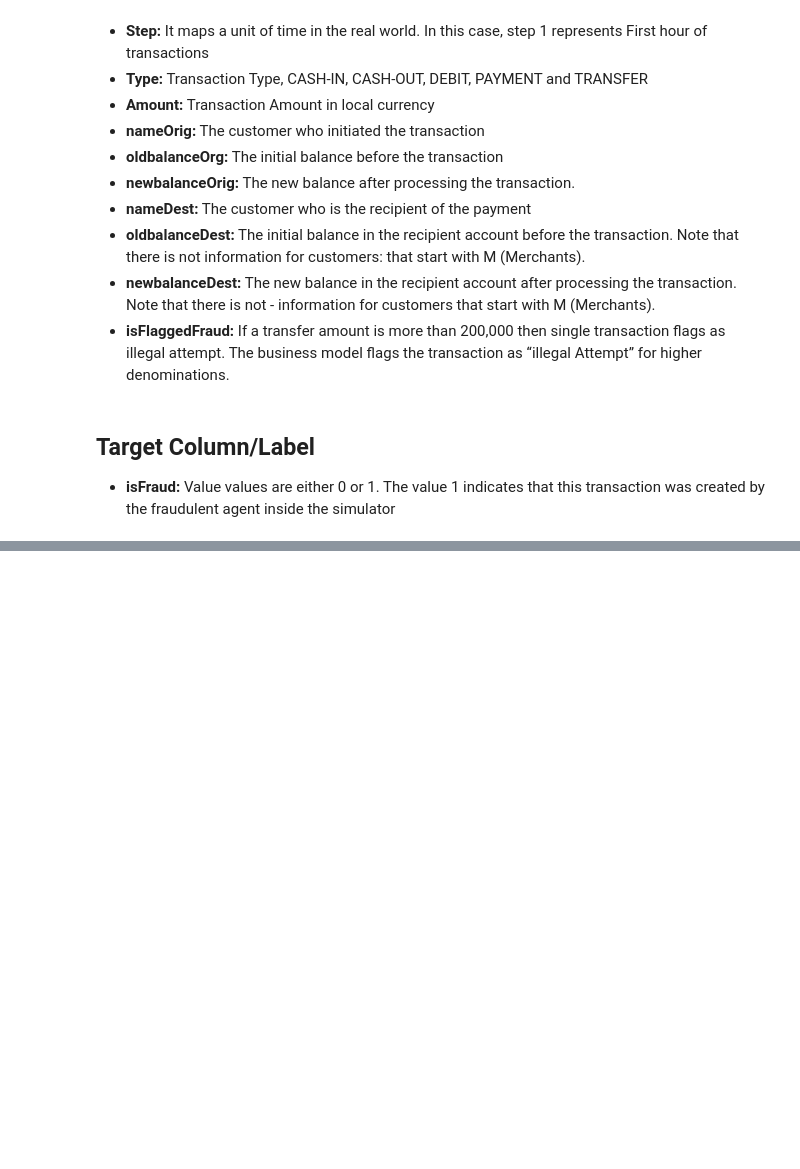
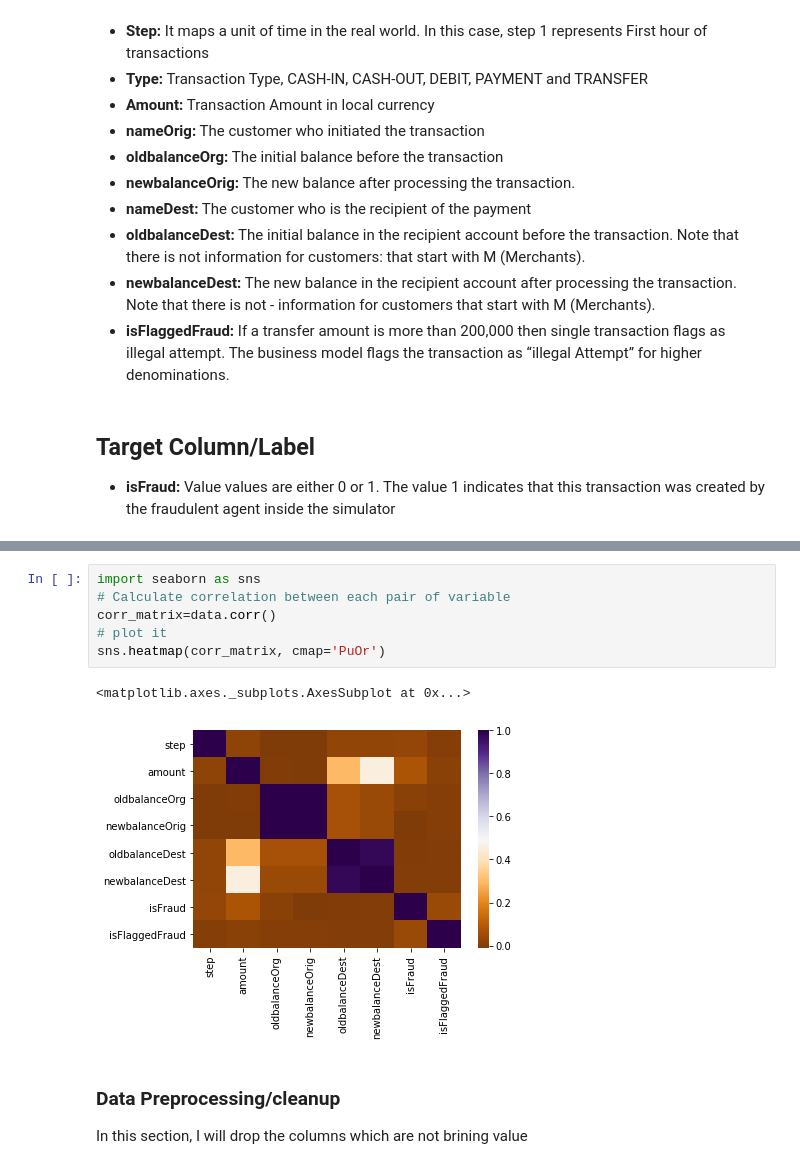
Before and after one commit to venkat998899/machine-learning, a Jupyter notebook: projects/capstone/payments_fraud.ipynb, the cells around one changed output, grey strips where cells are left out. Saved outputs shown, nothing was run; the diff lists cells and outputs as text; blank space fills up the shorter version.

```diff
--- a/projects/capstone/payments_fraud.ipynb
+++ b/projects/capstone/payments_fraud.ipynb
@@ -126,0 +312,12 @@ memory usage: 534.0+ MB
+# %%
+import seaborn as sns
+# Calculate correlation between each pair of variable
+corr_matrix=data.corr()
+# plot it
+sns.heatmap(corr_matrix, cmap='PuOr')
+# %% [output]
+<matplotlib.axes._subplots.AxesSubplot at 0x...>
+[figure, added]
+# %% [markdown]
+### Data Preprocessing/cleanup
+In this section, I will drop the columns which are not brining value
```
Also changed, not shown: parts of 29 cells of this notebook.
